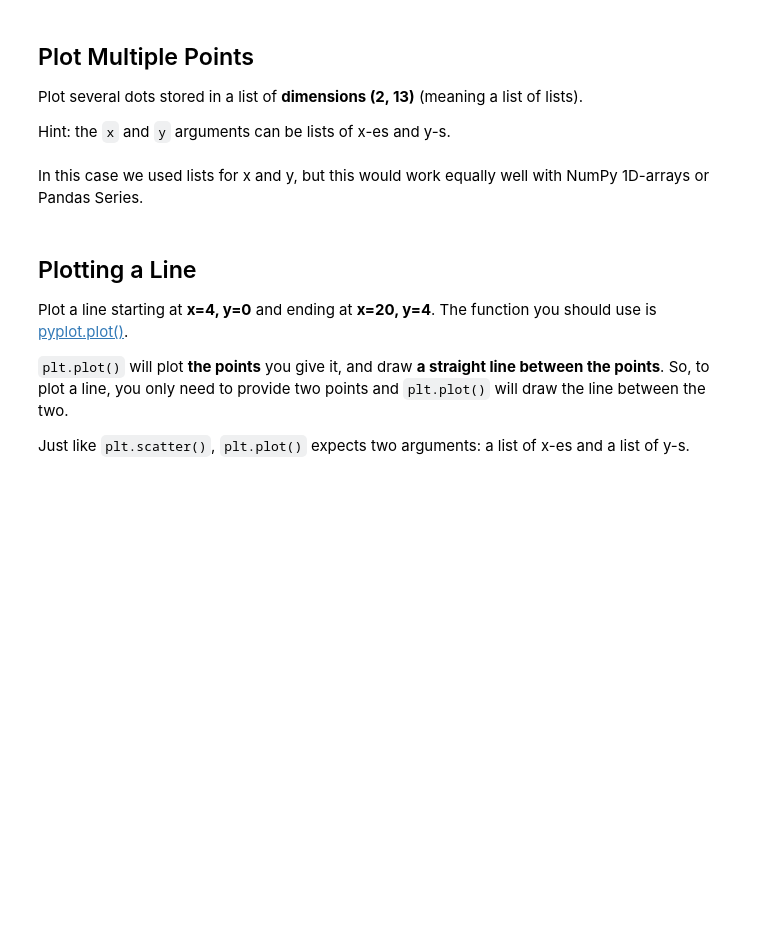
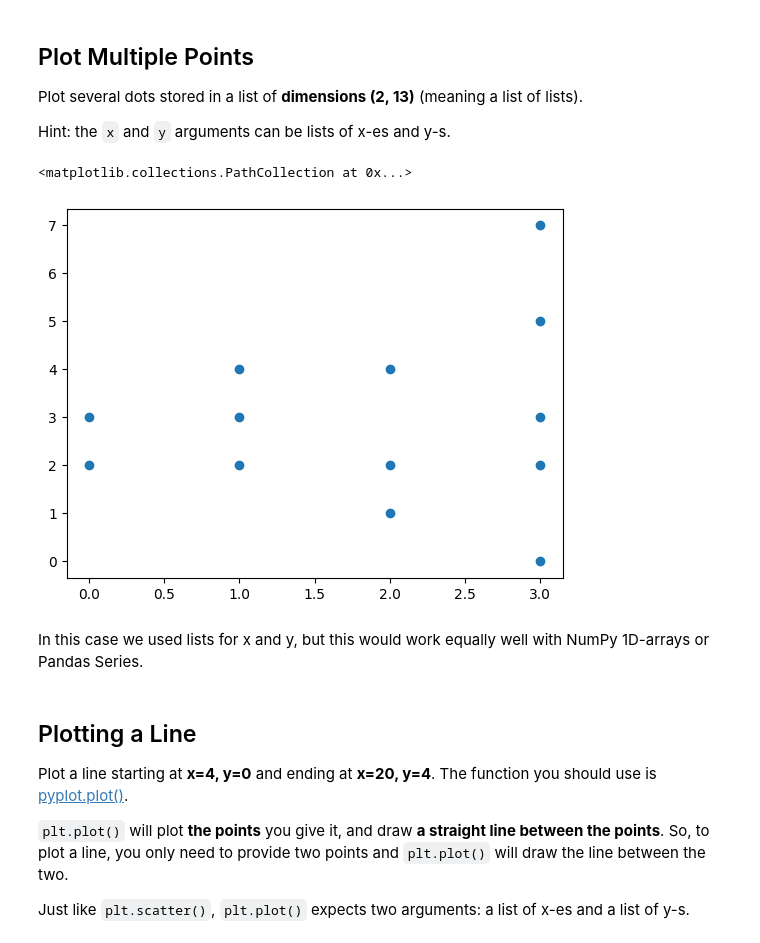
Before and after one commit to abed-dvp/data-algebra-warmup, a Jupyter notebook: algebra-warmup.ipynb, the cells around one changed output. Drawn from its saved outputs; the diff is of its cells as text; code cells hidden in the pictures; blank space fills up the shorter version.

```diff
--- a/algebra-warmup.ipynb
+++ b/algebra-warmup.ipynb
@@ -38,10 +40,12 @@ Hint: the `x` and `y` arguments can be lists of x-es and y-s.
 # %%
 dots = [
     [1, 1, 2, 2, 2, 3, 1, 3, 3, 3, 3, 0, 0],
     [2, 3, 2, 4, 1, 3, 4, 2, 0, 5, 7, 2, 3]
 ]
-
-pass  # YOUR CODE HERE
+plt.scatter(x=dots[0], y=dots[1])
+# %% [output]
+<matplotlib.collections.PathCollection at 0x...>
+[figure, added]
 # %% [markdown]
 In this case we used lists for x and y, but this would work equally well with NumPy 1D-arrays or Pandas Series.
 # %% [markdown]
```
Also changed, not shown: parts of 10 cells of this notebook.
